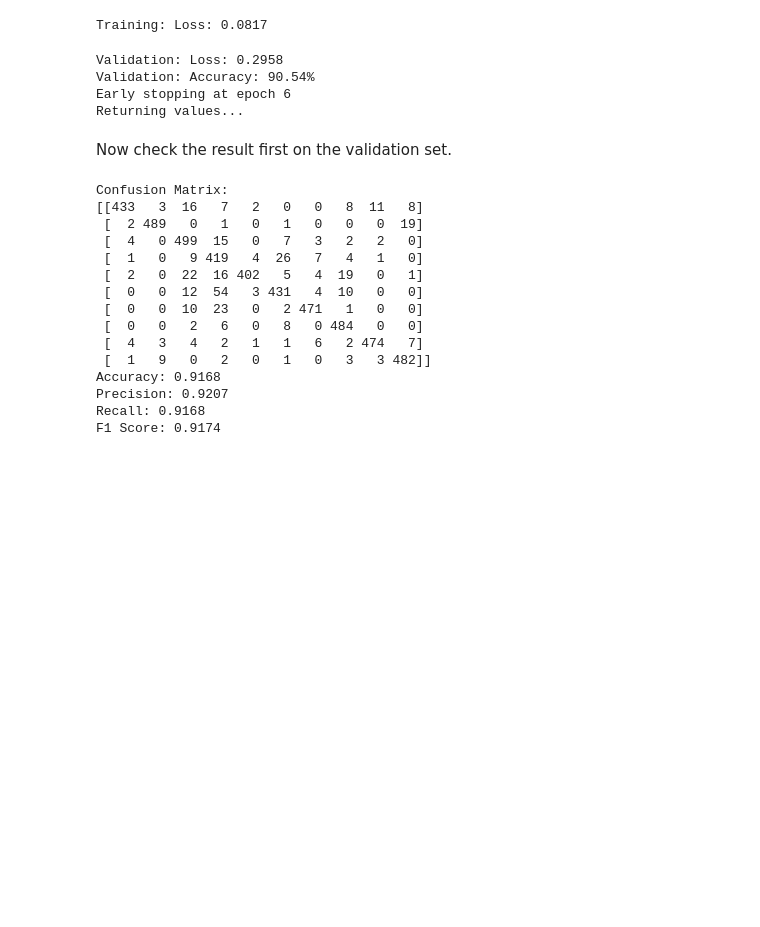
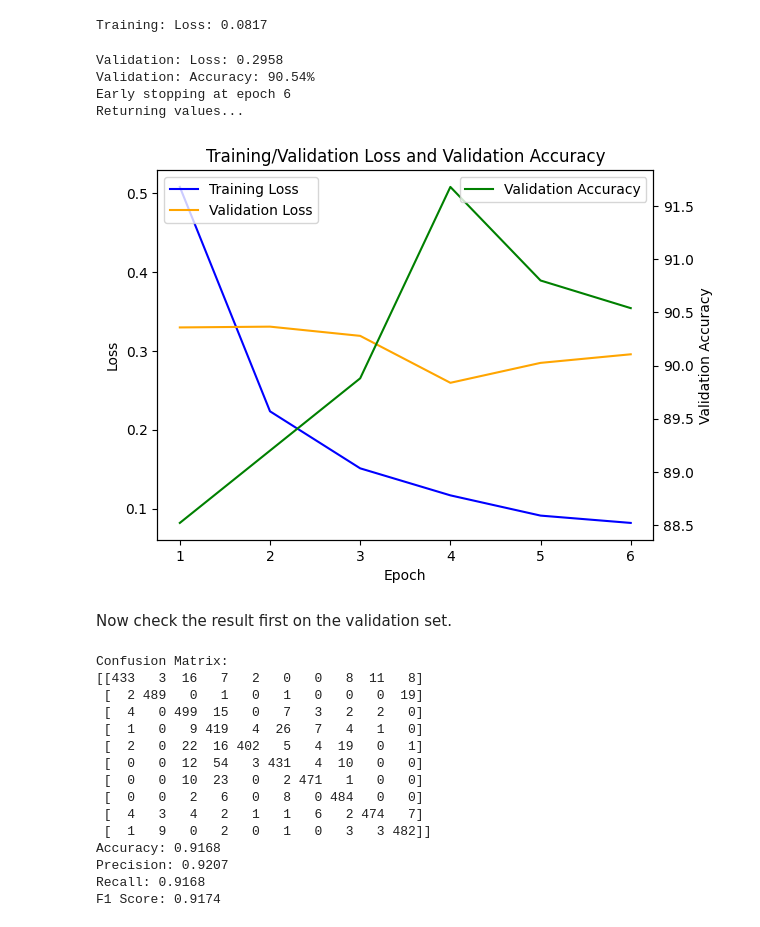
Before and after one commit to slinusc/Artificial_Intelligence_Course_NTUT, a Jupyter notebook: ResNet50_.ipynb, the cells around one changed output. Saved outputs shown, nothing was run; the diff lists cells and outputs as text; code cells hidden in the pictures; blank space fills up the shorter version.

Commit message:
updated learning curves

```diff
--- a/ResNet50_.ipynb
+++ b/ResNet50_.ipynb
@@ -275,6 +275,34 @@ Validation: Loss: 0.2958
 Validation: Accuracy: 90.54%
 Early stopping at epoch 6
 Returning values...
+# %%
+import matplotlib.pyplot as plt
+import pandas as pd
+
+# Reading the CSV file
+df = pd.read_csv("/content/drive/MyDrive/Artificial_Intelligence_Course_NTUT/training_results_no_augmentation.csv")
+
+# Creating a figure and axis for the plot
+fig, ax1 = plt.subplots()
+
+# Plotting Training and Validation Loss on the left axis
+ax1.plot(df["Epoch"], df["Training Loss"], label="Training Loss", color="blue")
+ax1.plot(df["Epoch"], df["Validation Loss"], label="Validation Loss", color="orange")
+ax1.set_xlabel('Epoch')
+ax1.set_ylabel('Loss')
+ax1.legend(loc="upper left")
+
+# Creating a second y-axis for the accuracy
+ax2 = ax1.twinx()
+ax2.plot(df["Epoch"], df["Validation Accuracy"], label="Validation Accuracy", color="green")
+ax2.set_ylabel('Validation Accuracy')
+ax2.legend(loc="upper right")
+
+# Displaying the plot
+plt.title('Training/Validation Loss and Validation Accuracy')
+plt.show()
+# %% [output]
+[figure, added]
 # %% [markdown]
 Now check the result first on the validation set.
 # %%
```
Also changed, not shown: parts of 2 cells of this notebook, 3 other files.
